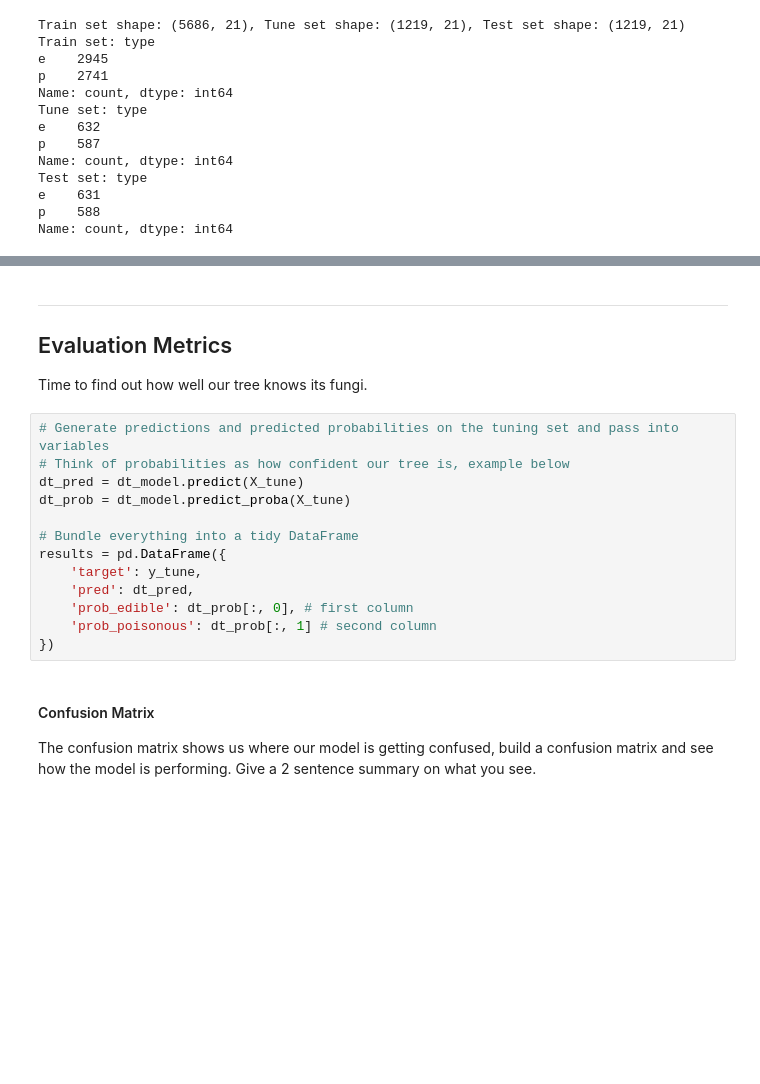
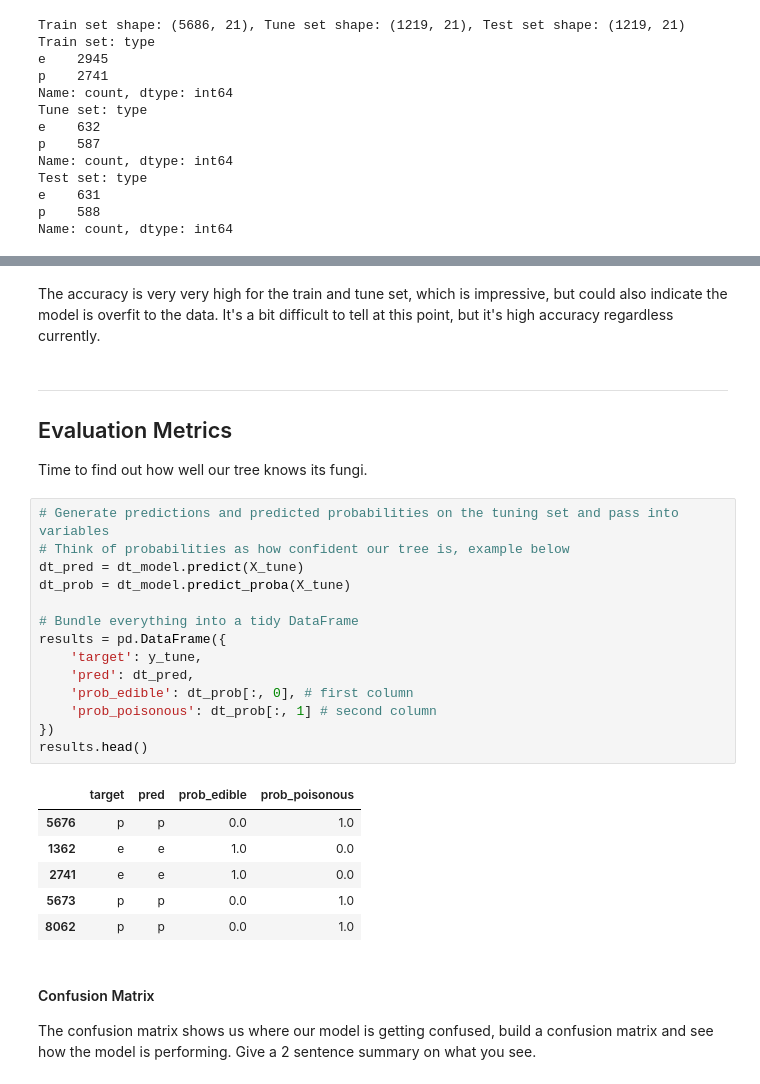
Before and after one commit to nhorton06/week_10_eval, a Jupyter notebook: Model_Metrics_Lab_Updated.ipynb, the cells around one changed output, grey strips where cells are left out. Drawn from its saved outputs; the diff is of its cells as text; blank space fills up the shorter version.

```diff
--- a/Model_Metrics_Lab_Updated.ipynb
+++ b/Model_Metrics_Lab_Updated.ipynb
@@ -347,3 +356,5 @@ Pipeline Tuning accuracy:   0.9869
+# %% [markdown]
+The accuracy is very very high for the train and tune set, which is impressive, but could also indicate the model is overfit to the data. It's a bit difficult to tell at this point, but it's high accuracy regardless currently.
 # %% [markdown]
 ---
 ## Evaluation Metrics
@@ -352,16 +363,24 @@ Time to find out how well our tree knows its fungi.
 # %%
 # Generate predictions and predicted probabilities on the tuning set and pass into variables
 # Think of probabilities as how confident our tree is, example below
 dt_pred = dt_model.predict(X_tune)
 dt_prob = dt_model.predict_proba(X_tune)
 
 # Bundle everything into a tidy DataFrame
 results = pd.DataFrame({
     'target': y_tune,
     'pred': dt_pred,
     'prob_edible': dt_prob[:, 0], # first column
     'prob_poisonous': dt_prob[:, 1] # second column
 })
+results.head()
+# %% [output]
+|  | target | pred | prob_edible | prob_poisonous |
+| 5676 | p | p | 0.0 | 1.0 |
+| 1362 | e | e | 1.0 | 0.0 |
+| 2741 | e | e | 1.0 | 0.0 |
+| 5673 | p | p | 0.0 | 1.0 |
+| 8062 | p | p | 0.0 | 1.0 |
 # %% [markdown]
 #### Confusion Matrix
 
```
Also changed, not shown: parts of 14 cells of this notebook.
